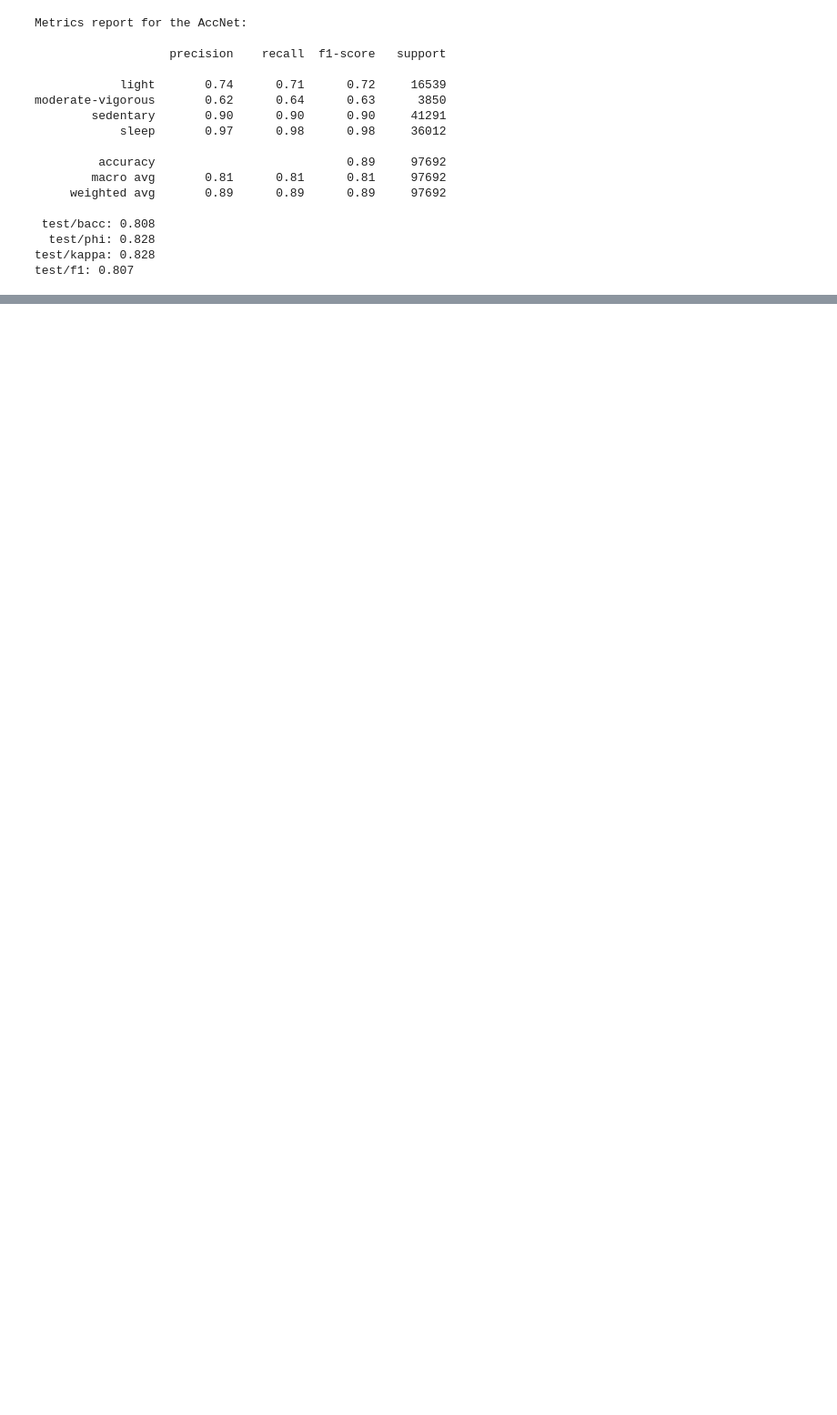
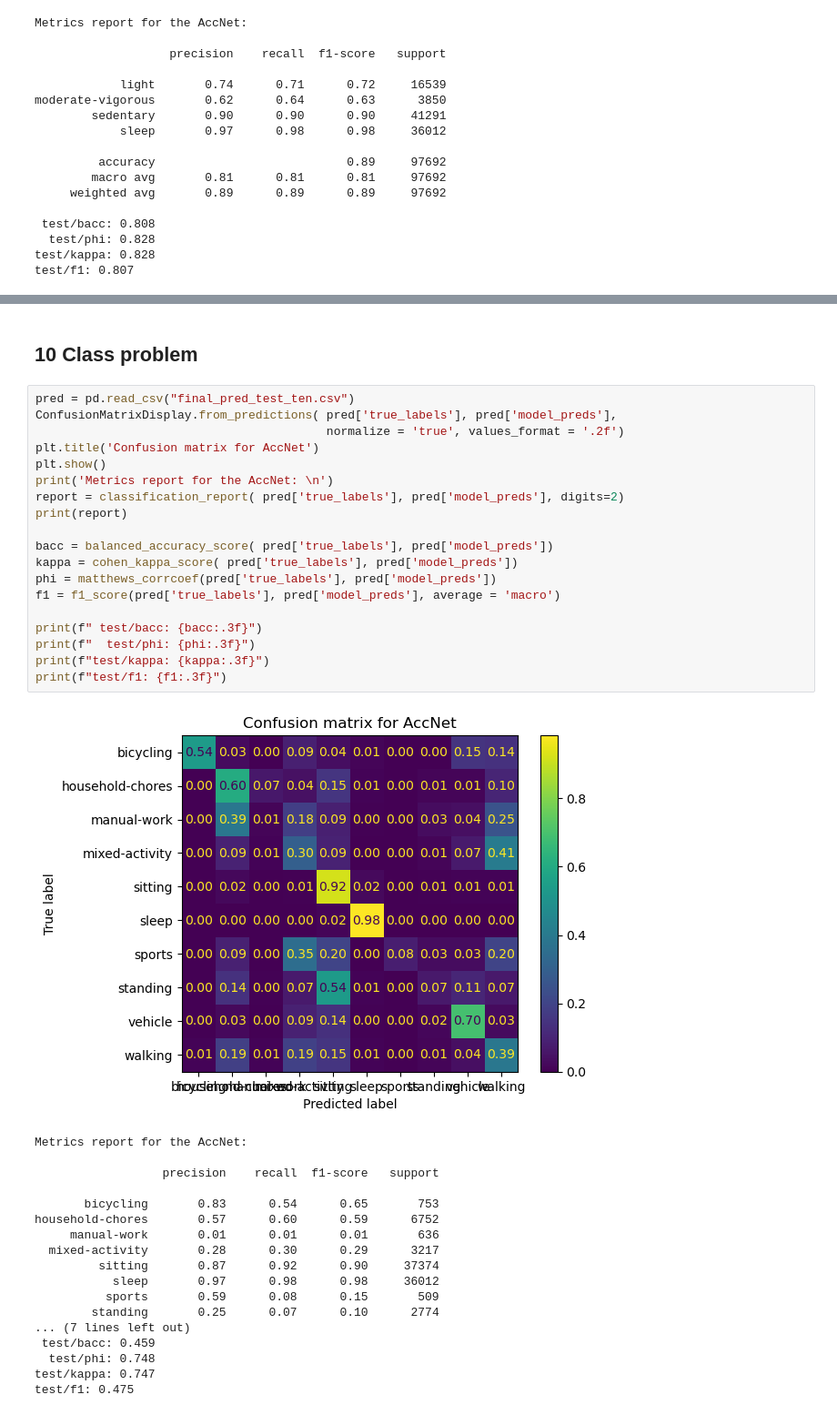
Before and after one commit to finlayscheib/capture24, a Jupyter notebook: Deep_models.ipynb, the cells around one changed output, grey strips where cells are left out. Shown at 91% size. Saved outputs shown, nothing was run; the diff lists cells and outputs as text; blank space fills up the shorter version.

Commit message:
with 10 class problem

```diff
--- a/Deep_models.ipynb
+++ b/Deep_models.ipynb
@@ -244,0 +245,40 @@ test/f1: 0.818
+# %% [markdown]
+## 10 Class problem
+# %%
+pred = pd.read_csv("final_pred_test_ten.csv")
+ConfusionMatrixDisplay.from_predictions( pred['true_labels'], pred['model_preds'],
+                                         normalize = 'true', values_format = '.2f')
+plt.title('Confusion matrix for AccNet')
+plt.show()
+print('Metrics report for the AccNet: \n')
+report = classification_report( pred['true_labels'], pred['model_preds'], digits=2)
+print(report)
+
+bacc = balanced_accuracy_score( pred['true_labels'], pred['model_preds'])
+kappa = cohen_kappa_score( pred['true_labels'], pred['model_preds'])
+phi = matthews_corrcoef(pred['true_labels'], pred['model_preds'])
+f1 = f1_score(pred['true_labels'], pred['model_preds'], average = 'macro')
+
+print(f" test/bacc: {bacc:.3f}")
+print(f"  test/phi: {phi:.3f}")
+print(f"test/kappa: {kappa:.3f}")
+print(f"test/f1: {f1:.3f}")
+# %% [output]
+[figure, added]
+Metrics report for the AccNet:
+
+                  precision    recall  f1-score   support
+
+       bicycling       0.83      0.54      0.65       753
+household-chores       0.57      0.60      0.59      6752
+     manual-work       0.01      0.01      0.01       636
+  mixed-activity       0.28      0.30      0.29      3217
+         sitting       0.87      0.92      0.90     37374
+           sleep       0.97      0.98      0.98     36012
+          sports       0.59      0.08      0.15       509
+        standing       0.25      0.07      0.10      2774
+... (7 lines left out)
+ test/bacc: 0.459
+  test/phi: 0.748
+test/kappa: 0.747
+test/f1: 0.475
```
Also changed, not shown: parts of 1 cell of this notebook.
